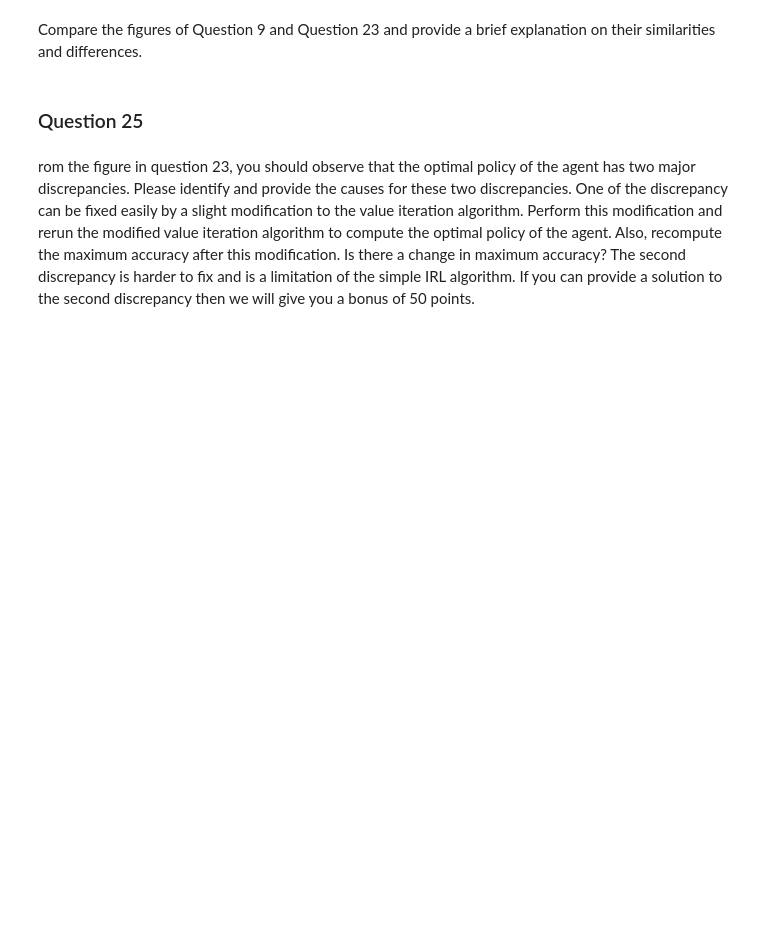
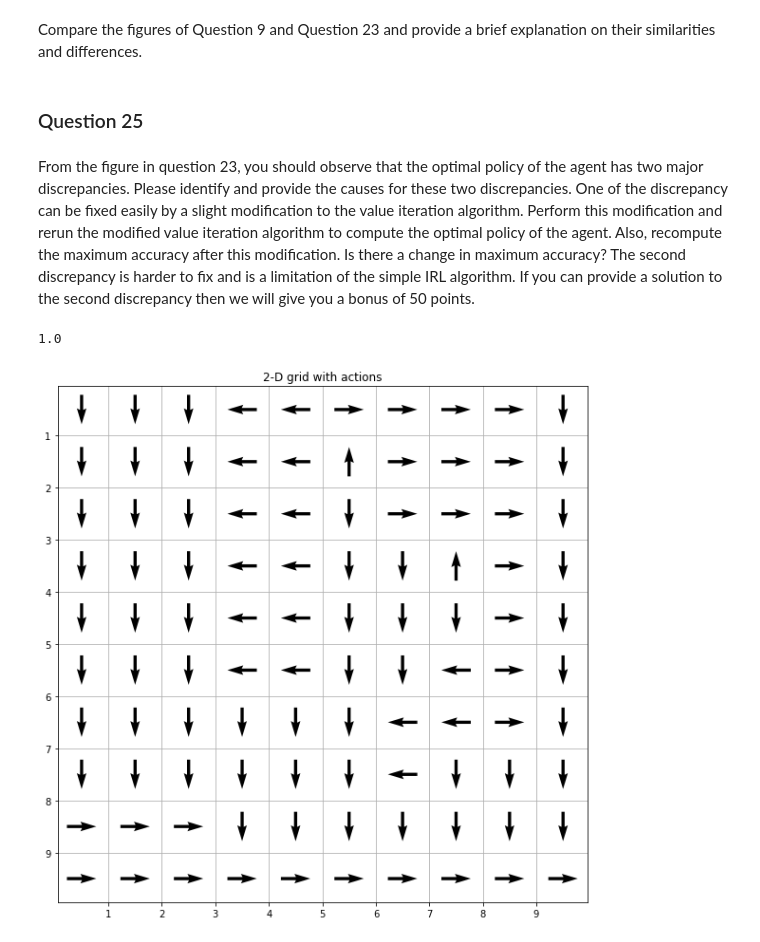
Before and after one commit to Shuyifan/Large-Scale-Social-and-Complex-Networks-Design-and-Algorithms, a Jupyter notebook: Project 3/Project 3.ipynb, the cells around one changed output. Drawn from its saved outputs; the diff is of its cells as text; code cells hidden in the pictures; blank space fills up the shorter version.

```diff
--- a/Project 3/Project 3.ipynb
+++ b/Project 3/Project 3.ipynb
@@ -830,4 +812,25 @@ Compare the figures of Question 9 and Question 23 and provide a brief explanatio
 # %% [markdown]
 ### Question 25
 # %% [markdown]
-rom the figure in question 23, you should observe that the optimal policy of the agent has two major discrepancies. Please identify and provide the causes for these two discrepancies. One of the discrepancy can be fixed easily by a slight modification to the value iteration algorithm. Perform this modification and rerun the modified value iteration algorithm to compute the optimal policy of the agent. Also, recompute the maximum accuracy after this modification. Is there a change in maximum accuracy? The second discrepancy is harder to fix and is a limitation of the simple IRL algorithm. If you can provide a solution to the second discrepancy then we will give you a bonus of 50 points.
+From the figure in question 23, you should observe that the optimal policy of the agent has two major discrepancies. Please identify and provide the causes for these two discrepancies. One of the discrepancy can be fixed easily by a slight modification to the value iteration algorithm. Perform this modification and rerun the modified value iteration algorithm to compute the optimal policy of the agent. Also, recompute the maximum accuracy after this modification. Is there a change in maximum accuracy? The second discrepancy is harder to fix and is a limitation of the simple IRL algorithm. If you can provide a solution to the second discrepancy then we will give you a bonus of 50 points.
+# %%
+num_states = 100
+w = 0.1
+gamma = 0.8
+Rmax = 100
+OE = get_OE(reward_function2, epsilon=1e-8)
+
+c, D, d = get_LP_coe_mtx(gamma, lam_max, Rmax, OE)
+
+# LP
+RF_max = get_reward_func(c, D, d)
+OA = get_OA(RF_max, num_states, w, gamma, epsilon=1e-8)
+optimalV_max = optimal_state_value(num_states, 4, w, gamma, RF_max, epsilon=1e-8)
+acc_max = get_accuracy(OA, OE)
+print(acc_max)
+# %% [output]
+1.0
+# %%
+draw_arrows(OA)
+# %% [output]
+[figure, added]
```
Also changed, not shown: parts of 7 cells of this notebook.
